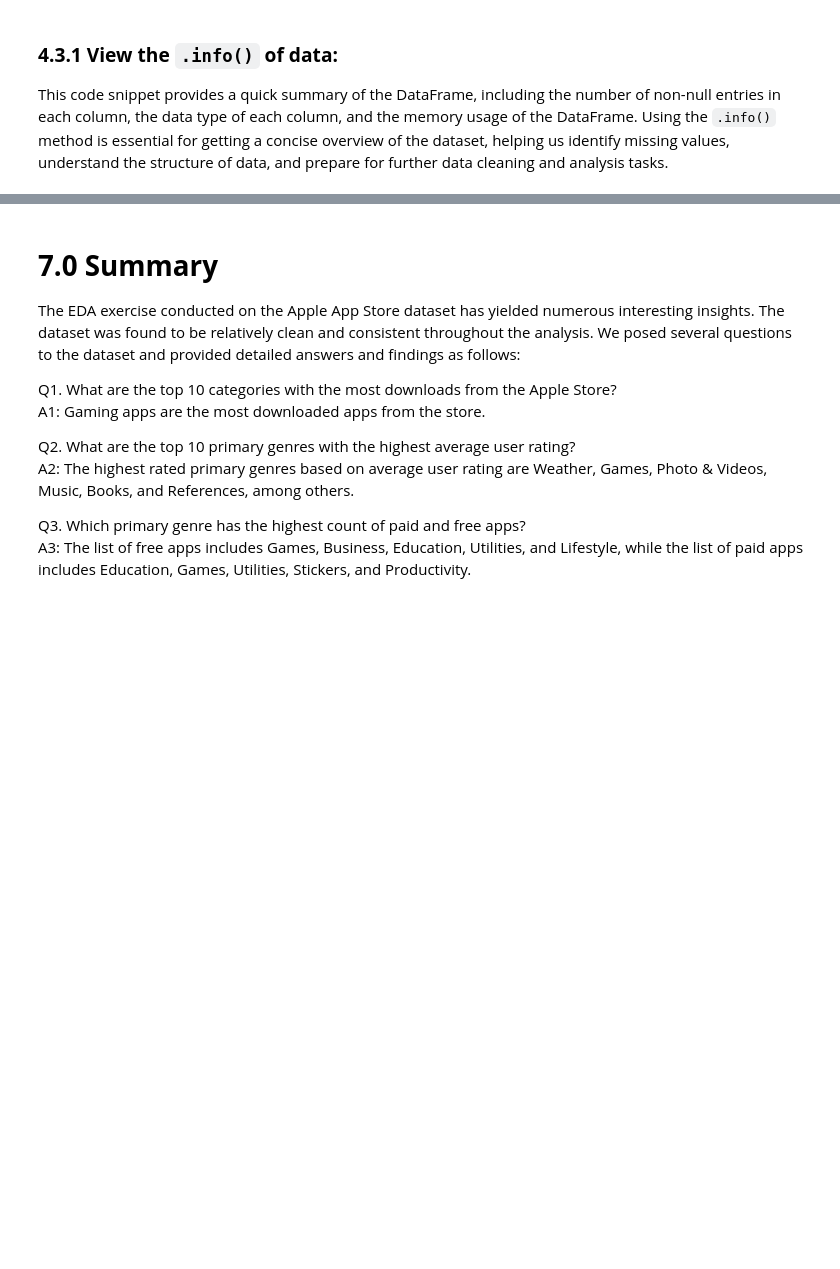
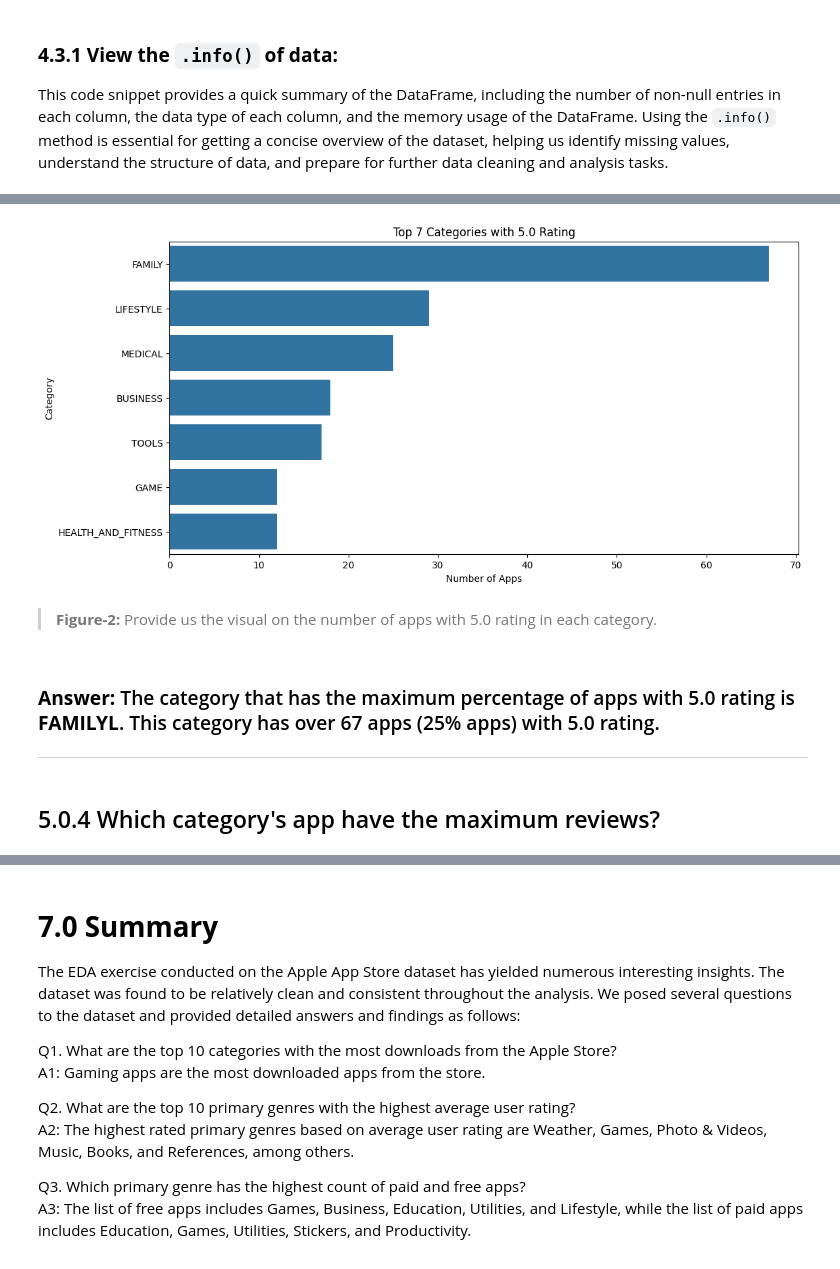
Before and after one commit to fitfaizan/Python-Jupyter-Notebooks, a Jupyter notebook: google_play_apps_EDA/My_Template.ipynb, the cells around one changed output, grey strips where cells are left out. Drawn from its saved outputs; the diff is of its cells as text; code cells hidden in the pictures; blank space fills up the shorter version.

Commit message:
Worked on the EDA of dataset and answered a few questions, answers to some questions are remaining but saving to github as a backup

```diff
--- a/google_play_apps_EDA/My_Template.ipynb
+++ b/google_play_apps_EDA/My_Template.ipynb
@@ -217,0 +454,17 @@ Although App_name may have duplications, the records are unique as a whole, with
+# %%
+# Visualizing the output and displaying the top 7 categories with 5.0 rating
+plt.figure(figsize=(12, 6))
+sns.countplot(y='Category', data=df[df['Rating'] == 5.0], order=df[df['Rating'] == 5.0]['Category'].value_counts().head(7).index)
+plt.title('Top 7 Categories with 5.0 Rating')
+plt.xlabel('Number of Apps')
+plt.ylabel('Category')
+plt.show()
+# %% [output]
+[figure, added]
+# %% [markdown]
+> **Figure-2:** Provide us the visual on the number of apps with 5.0 rating in each category.
+# %% [markdown]
+### **Answer:** The category that has the maximum percentage of apps with 5.0 rating is **FAMILYL**. This category has over 67 apps (25% apps) with 5.0 rating.
+---
+# %% [markdown]
+## 5.0.4 Which category's app have the maximum reviews?
```
Also changed, not shown: parts of 82 cells of this notebook, 3 other files.
